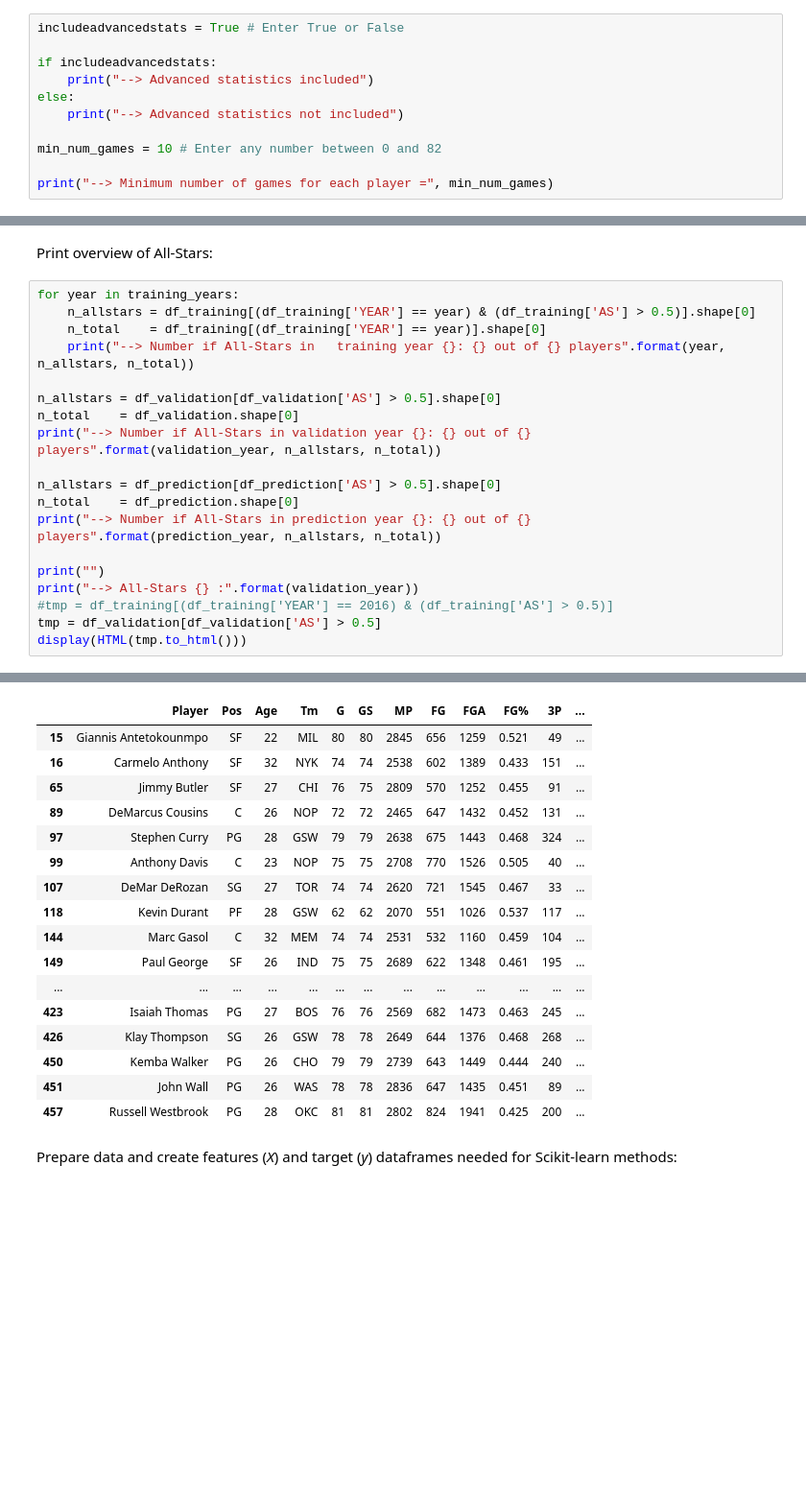
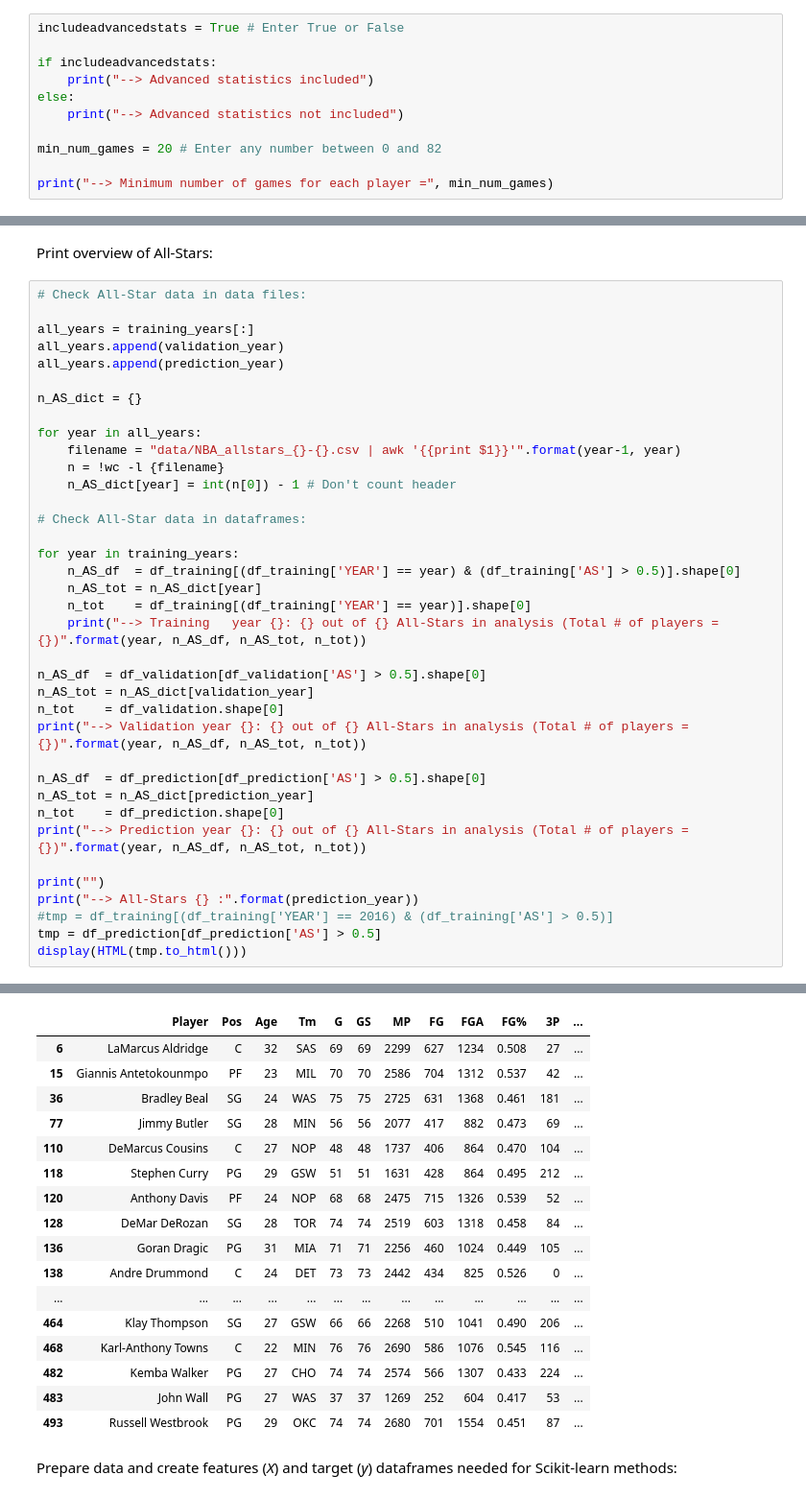
Before and after one commit to gmalim/NBA_analysis, a Jupyter notebook: NBA_All-Stars.ipynb, the cells around one changed output, grey strips where cells are left out. Shown: that part at 96% size. Saved outputs shown, nothing was run; the diff lists cells and outputs as text; blank space fills up the shorter version.

```diff
--- a/NBA_All-Stars.ipynb
+++ b/NBA_All-Stars.ipynb
@@ -73,7 +79,7 @@ if includeadvancedstats:
 else:
     print("--> Advanced statistics not included")
 
-min_num_games = 10 # Enter any number between 0 and 82
+min_num_games = 20 # Enter any number between 0 and 82
 
 print("--> Minimum number of games for each player =", min_num_games)
 # %% [output]
@@ -188,22 +192,40 @@ if (df_prediction.shape[0] - df_prediction.dropna().shape[0] != 0):
 # %% [markdown]
 Print overview of All-Stars:
 # %%
+# Check All-Star data in data files:
+
+all_years = training_years[:]
+all_years.append(validation_year)
+all_years.append(prediction_year)
+
+n_AS_dict = {}
+
+for year in all_years:
+    filename = "data/NBA_allstars_{}-{}.csv | awk '{{print $1}}'".format(year-1, year)
+    n = !wc -l {filename}
+    n_AS_dict[year] = int(n[0]) - 1 # Don't count header
+
+# Check All-Star data in dataframes:
+
 for year in training_years:
-    n_allstars = df_training[(df_training['YEAR'] == year) & (df_training['AS'] > 0.5)].shape[0]
-    n_total    = df_training[(df_training['YEAR'] == year)].shape[0]
-    print("--> Number if All-Stars in   training year {}: {} out of {} players".format(year, n_allstars, n_total))
+    n_AS_df  = df_training[(df_training['YEAR'] == year) & (df_training['AS'] > 0.5)].shape[0]
+    n_AS_tot = n_AS_dict[year]
+    n_tot    = df_training[(df_training['YEAR'] == year)].shape[0]
+    print("--> Training   year {}: {} out of {} All-Stars in analysis (Total # of players = {})".format(year, n_AS_df, n_AS_tot, n_tot))
 
-n_allstars = df_validation[df_validation['AS'] > 0.5].shape[0]
-n_total    = df_validation.shape[0]
-print("--> Number if All-Stars in validation year {}: {} out of {} players".format(validation_year, n_allstars, n_total))
+n_AS_df  = df_validation[df_validation['AS'] > 0.5].shape[0]
+n_AS_tot = n_AS_dict[validation_year]
+n_tot    = df_validation.shape[0]
+print("--> Validation year {}: {} out of {} All-Stars in analysis (Total # of players = {})".format(year, n_AS_df, n_AS_tot, n_tot))
 
-n_allstars = df_prediction[df_prediction['AS'] > 0.5].shape[0]
-n_total    = df_prediction.shape[0]
-print("--> Number if All-Stars in prediction year {}: {} out of {} players".format(prediction_year, n_allstars, n_total))
+n_AS_df  = df_prediction[df_prediction['AS'] > 0.5].shape[0]
+n_AS_tot = n_AS_dict[prediction_year]
+n_tot    = df_prediction.shape[0]
+print("--> Prediction year {}: {} out of {} All-Stars in analysis (Total # of players = {})".format(year, n_AS_df, n_AS_tot, n_tot))
 
 print("")
-print("--> All-Stars {} :".format(validation_year))
+print("--> All-Stars {} :".format(prediction_year))
 #tmp = df_training[(df_training['YEAR'] == 2016) & (df_training['AS'] > 0.5)]
-tmp = df_validation[df_validation['AS'] > 0.5]
+tmp = df_prediction[df_prediction['AS'] > 0.5]
 display(HTML(tmp.to_html()))
 # %% [output]
@@ -227,20 +249,20 @@ display(HTML(tmp.to_html()))
 |  | Player | Pos | Age | Tm | G | GS | MP | FG | FGA | FG% | 3P | ... |
-| 15 | Giannis Antetokounmpo | SF | 22 | MIL | 80 | 80 | 2845 | 656 | 1259 | 0.521 | 49 | ... |
-| 16 | Carmelo Anthony | SF | 32 | NYK | 74 | 74 | 2538 | 602 | 1389 | 0.433 | 151 | ... |
-| 65 | Jimmy Butler | SF | 27 | CHI | 76 | 75 | 2809 | 570 | 1252 | 0.455 | 91 | ... |
-| 89 | DeMarcus Cousins | C | 26 | NOP | 72 | 72 | 2465 | 647 | 1432 | 0.452 | 131 | ... |
-| 97 | Stephen Curry | PG | 28 | GSW | 79 | 79 | 2638 | 675 | 1443 | 0.468 | 324 | ... |
-| 99 | Anthony Davis | C | 23 | NOP | 75 | 75 | 2708 | 770 | 1526 | 0.505 | 40 | ... |
-| 107 | DeMar DeRozan | SG | 27 | TOR | 74 | 74 | 2620 | 721 | 1545 | 0.467 | 33 | ... |
-| 118 | Kevin Durant | PF | 28 | GSW | 62 | 62 | 2070 | 551 | 1026 | 0.537 | 117 | ... |
-| 144 | Marc Gasol | C | 32 | MEM | 74 | 74 | 2531 | 532 | 1160 | 0.459 | 104 | ... |
-| 149 | Paul George | SF | 26 | IND | 75 | 75 | 2689 | 622 | 1348 | 0.461 | 195 | ... |
+| 6 | LaMarcus Aldridge | C | 32 | SAS | 69 | 69 | 2299 | 627 | 1234 | 0.508 | 27 | ... |
+| 15 | Giannis Antetokounmpo | PF | 23 | MIL | 70 | 70 | 2586 | 704 | 1312 | 0.537 | 42 | ... |
+| 36 | Bradley Beal | SG | 24 | WAS | 75 | 75 | 2725 | 631 | 1368 | 0.461 | 181 | ... |
+| 77 | Jimmy Butler | SG | 28 | MIN | 56 | 56 | 2077 | 417 | 882 | 0.473 | 69 | ... |
+| 110 | DeMarcus Cousins | C | 27 | NOP | 48 | 48 | 1737 | 406 | 864 | 0.470 | 104 | ... |
+| 118 | Stephen Curry | PG | 29 | GSW | 51 | 51 | 1631 | 428 | 864 | 0.495 | 212 | ... |
+| 120 | Anthony Davis | PF | 24 | NOP | 68 | 68 | 2475 | 715 | 1326 | 0.539 | 52 | ... |
+| 128 | DeMar DeRozan | SG | 28 | TOR | 74 | 74 | 2519 | 603 | 1318 | 0.458 | 84 | ... |
+| 136 | Goran Dragic | PG | 31 | MIA | 71 | 71 | 2256 | 460 | 1024 | 0.449 | 105 | ... |
+| 138 | Andre Drummond | C | 24 | DET | 73 | 73 | 2442 | 434 | 825 | 0.526 | 0 | ... |
 | ... | ... | ... | ... | ... | ... | ... | ... | ... | ... | ... | ... | ... |
-| 423 | Isaiah Thomas | PG | 27 | BOS | 76 | 76 | 2569 | 682 | 1473 | 0.463 | 245 | ... |
-| 426 | Klay Thompson | SG | 26 | GSW | 78 | 78 | 2649 | 644 | 1376 | 0.468 | 268 | ... |
-| 450 | Kemba Walker | PG | 26 | CHO | 79 | 79 | 2739 | 643 | 1449 | 0.444 | 240 | ... |
-| 451 | John Wall | PG | 26 | WAS | 78 | 78 | 2836 | 647 | 1435 | 0.451 | 89 | ... |
-| 457 | Russell Westbrook | PG | 28 | OKC | 81 | 81 | 2802 | 824 | 1941 | 0.425 | 200 | ... |
+| 464 | Klay Thompson | SG | 27 | GSW | 66 | 66 | 2268 | 510 | 1041 | 0.490 | 206 | ... |
+| 468 | Karl-Anthony Towns | C | 22 | MIN | 76 | 76 | 2690 | 586 | 1076 | 0.545 | 116 | ... |
+| 482 | Kemba Walker | PG | 27 | CHO | 74 | 74 | 2574 | 566 | 1307 | 0.433 | 224 | ... |
+| 483 | John Wall | PG | 27 | WAS | 37 | 37 | 1269 | 252 | 604 | 0.417 | 53 | ... |
+| 493 | Russell Westbrook | PG | 29 | OKC | 74 | 74 | 2680 | 701 | 1554 | 0.451 | 87 | ... |
 # %% [markdown]
 Prepare data and create features (*X*) and target (*y*) dataframes needed for Scikit-learn methods:
 # %%
```
Also changed, not shown: parts of 31 cells of this notebook, 1 other file.
